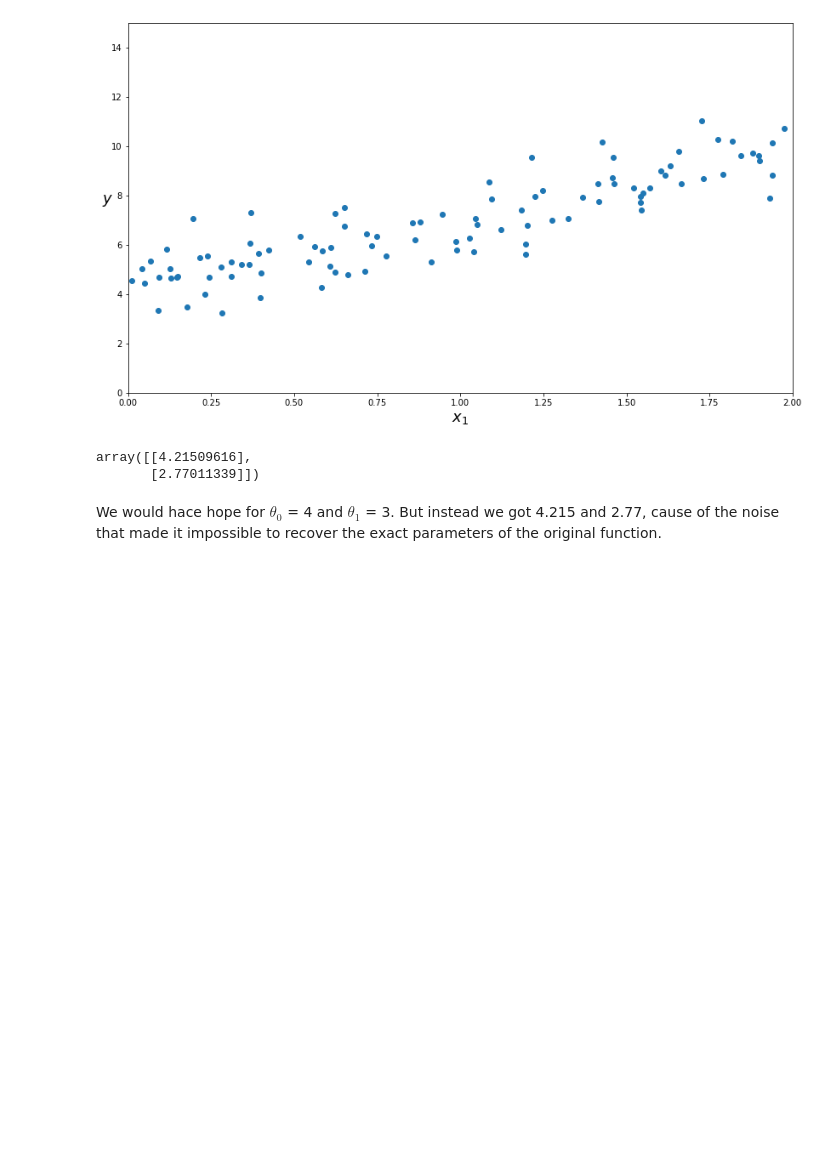
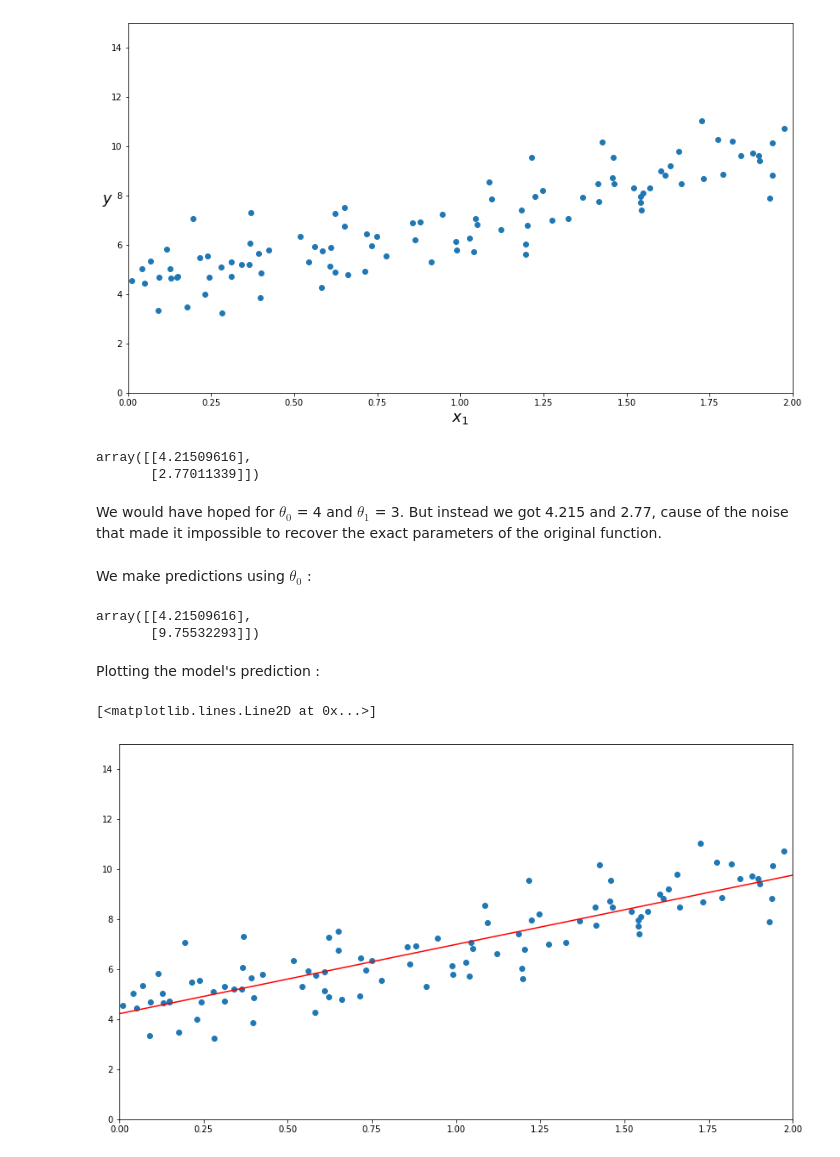
Before and after one commit to chikoungoun/Machine-Learning, a Jupyter notebook: Hands On machine Learning - A summary/Chapter 4 - Training Models.ipynb, the cells around one changed output. Saved outputs shown, nothing was run; the diff lists cells and outputs as text; code cells hidden in the pictures; blank space fills up the shorter version.

Commit message:
theta hat prediction

```diff
--- a/Hands On machine Learning - A summary/Chapter 4 - Training Models.ipynb
+++ b/Hands On machine Learning - A summary/Chapter 4 - Training Models.ipynb
@@ -57,4 +57,24 @@ theta_best
 array([[4.21509616],
        [2.77011339]])
 # %% [markdown]
-We would hace hope for $\theta_0$ = 4 and $\theta_1$ = 3. But instead we got 4.215 and 2.77, cause of the noise that made it impossible to recover the exact parameters of the original function.
+We would have hoped for $\theta_0$ = 4 and $\theta_1$ = 3. But instead we got 4.215 and 2.77, cause of the noise that made it impossible to recover the exact parameters of the original function.
+# %% [markdown]
+We make predictions using $\theta_0$ :
+# %%
+X_new = np.array([[0],[2]])
+X_new_b = np.c_[np.ones((2,1)),X_new]
+y_predict = X_new_b.dot(theta_best)
+y_predict
+# %% [output]
+array([[4.21509616],
+       [9.75532293]])
+# %% [markdown]
+Plotting the model's prediction :
+# %%
+plt.figure(figsize=(14,8))
+plt.scatter(X,y)
+plt.axis([0, 2, 0, 15])
+plt.plot(X_new,y_predict,color='red')
+# %% [output]
+[<matplotlib.lines.Line2D at 0x...>]
+[figure, added]
```
